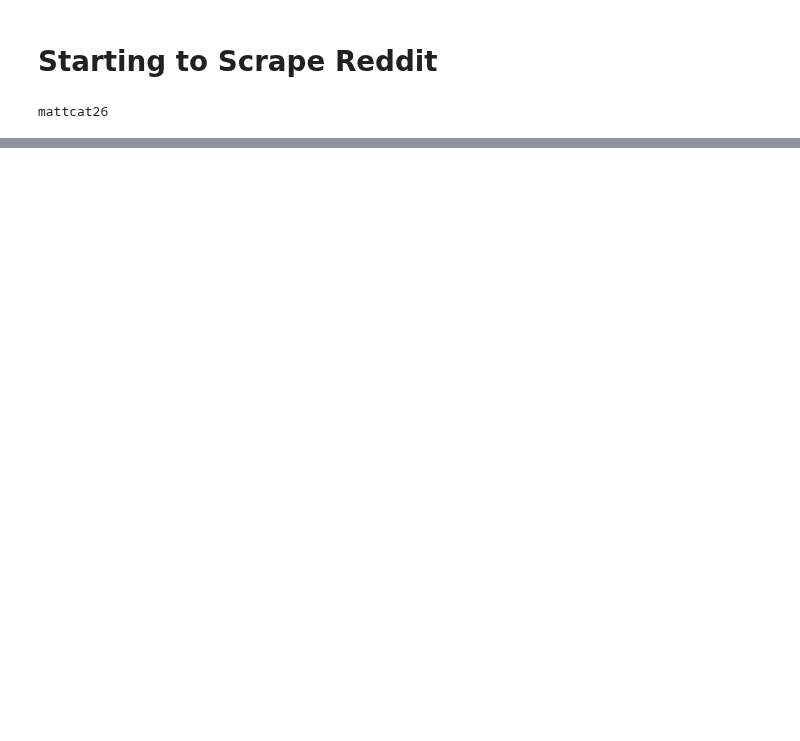
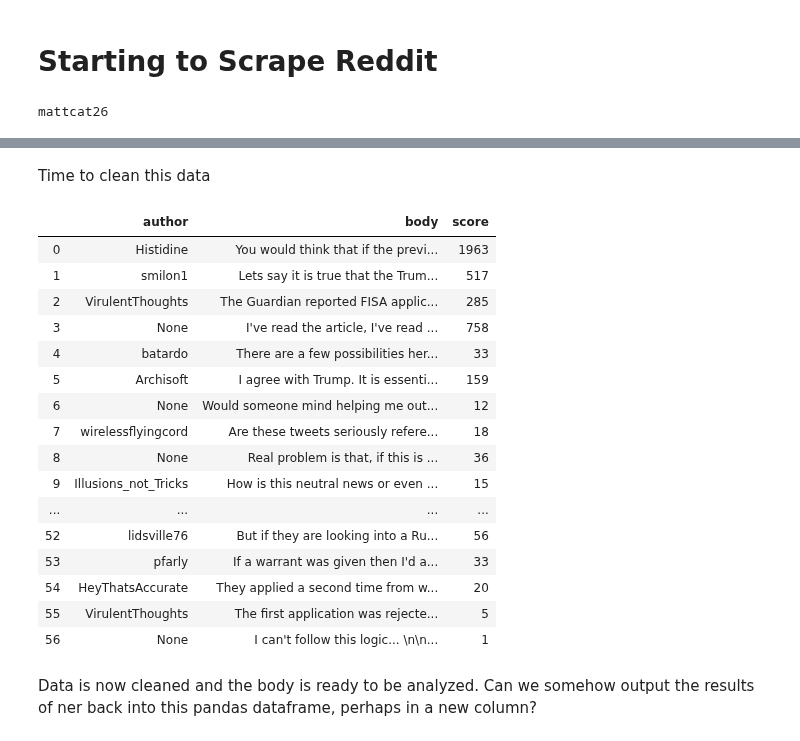
Before and after one commit to mcatalano26/cmps-cap, a Jupyter notebook: Matt's Work.ipynb, the cells around one changed output, grey strips where cells are left out. Drawn from its saved outputs; the diff is of its cells as text; code cells hidden in the pictures; blank space fills up the shorter version.

```diff
--- a/Matt's Work.ipynb
+++ b/Matt's Work.ipynb
@@ -33,0 +178,35 @@ Alexandria Ocasio-Cortez Wants To Replace Columbus Day With Holiday For Election
+# %% [markdown]
+Time to clean this data
+# %%
+index_names = comment_data[comment_data['distinguished'] == 'moderator'].index
+comment_data = comment_data.drop(index_names)
+index_names = comment_data[comment_data['is_submitter']==True].index
+comment_data = comment_data.drop(index_names)
+index_names = comment_data[comment_data['body']=='[removed]'].index
+comment_data = comment_data.drop(index_names)
+index_names = comment_data[comment_data['body']=='[deleted]'].index
+comment_data = comment_data.drop(index_names)
+
+comment_data = comment_data.drop(columns=['distinguished', 'is_submitter', 'created_utc'])
+comment_data = comment_data.reset_index(drop=True)
+comment_data
+# %% [output]
+|  | author | body | score |
+| 0 | Histidine | You would think that if the previ... | 1963 |
+| 1 | smilon1 | Lets say it is true that the Trum... | 517 |
+| 2 | VirulentThoughts | The Guardian reported FISA applic... | 285 |
+| 3 | None | I've read the article, I've read ... | 758 |
+| 4 | batardo | There are a few possibilities her... | 33 |
+| 5 | Archisoft | I agree with Trump. It is essenti... | 159 |
+| 6 | None | Would someone mind helping me out... | 12 |
+| 7 | wirelessflyingcord | Are these tweets seriously refere... | 18 |
+| 8 | None | Real problem is that, if this is ... | 36 |
+| 9 | Illusions_not_Tricks | How is this neutral news or even ... | 15 |
+| ... | ... | ... | ... |
+| 52 | lidsville76 | But if they are looking into a Ru... | 56 |
+| 53 | pfarly | If a warrant was given then I'd a... | 33 |
+| 54 | HeyThatsAccurate | They applied a second time from w... | 20 |
+| 55 | VirulentThoughts | The first application was rejecte... | 5 |
+| 56 | None | I can't follow this logic... \n\n... | 1 |
+# %% [markdown]
+Data is now cleaned and the body is ready to be analyzed. Can we somehow output the results of ner back into this pandas dataframe, perhaps in a new column?
```
Also changed, not shown: parts of 16 cells of this notebook, 1 other file.
